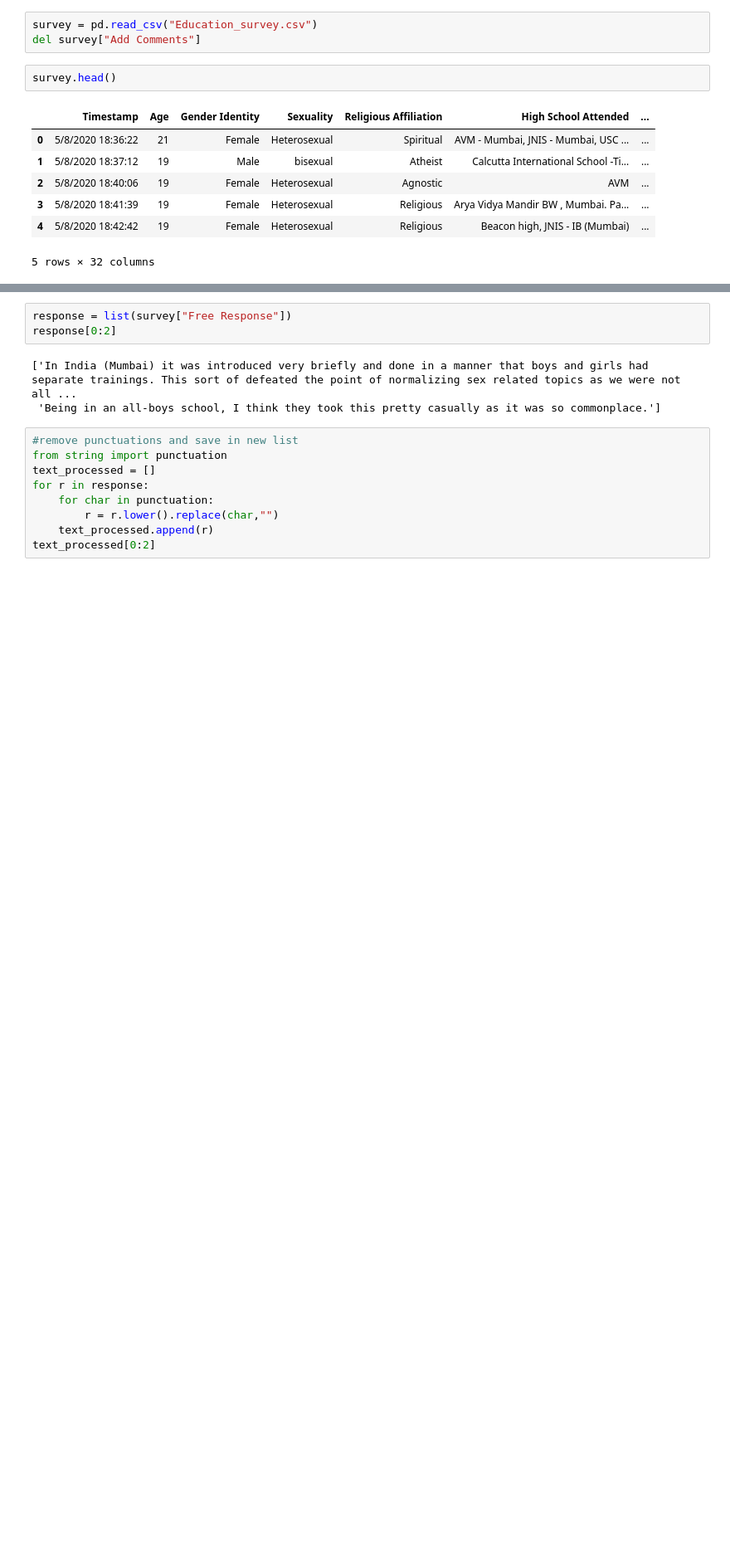
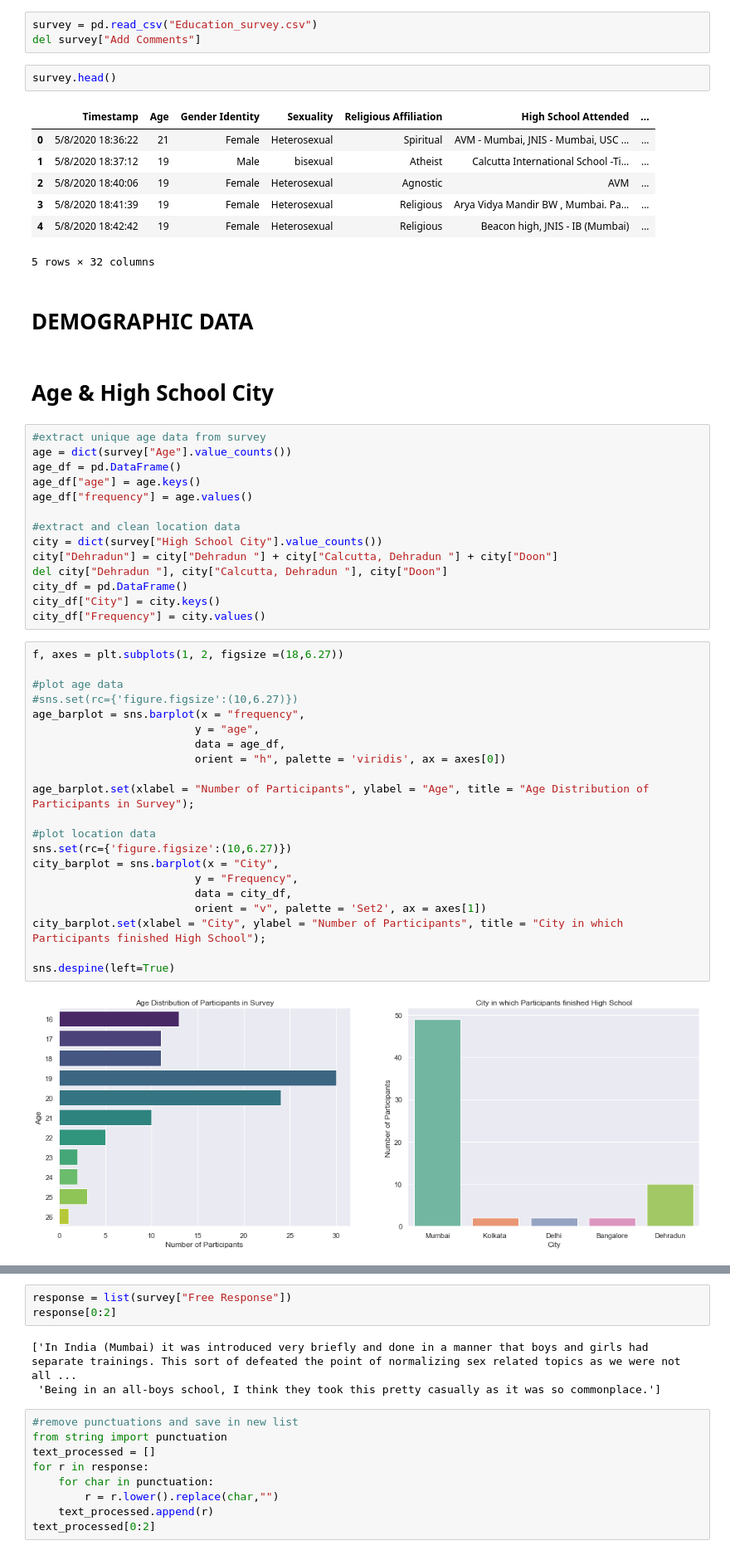
Before and after one commit to anusha0712/Sex-Ed-Survey, a Jupyter notebook: Education Survey.ipynb, the cells around one changed output, grey strips where cells are left out. Shown: that part at 83% size. Cells and saved outputs as stored; diff of their text form; blank space fills up the shorter version.

Commit message:
added visuals

```diff
--- a/Education Survey.ipynb
+++ b/Education Survey.ipynb
@@ -43,3 +43,44 @@ survey.head()
 | 3 | 5/8/2020 18:41:39 | 19 | Female | Heterosexual | Religious | Arya Vidya Mandir BW , Mumbai. Pa... | ... |
 | 4 | 5/8/2020 18:42:42 | 19 | Female | Heterosexual | Religious | Beacon high, JNIS - IB (Mumbai) | ... |
 5 rows × 32 columns
+# %% [markdown]
+# DEMOGRAPHIC DATA
+# %% [markdown]
+# Age & High School City
+# %%
+#extract unique age data from survey
+age = dict(survey["Age"].value_counts())
+age_df = pd.DataFrame()
+age_df["age"] = age.keys()
+age_df["frequency"] = age.values()
+
+#extract and clean location data
+city = dict(survey["High School City"].value_counts())
+city["Dehradun"] = city["Dehradun "] + city["Calcutta, Dehradun "] + city["Doon"]
+del city["Dehradun "], city["Calcutta, Dehradun "], city["Doon"]
+city_df = pd.DataFrame()
+city_df["City"] = city.keys()
+city_df["Frequency"] = city.values()
+# %%
+f, axes = plt.subplots(1, 2, figsize =(18,6.27))
+
+#plot age data
+#sns.set(rc={'figure.figsize':(10,6.27)})
+age_barplot = sns.barplot(x = "frequency",
+                         y = "age",
+                         data = age_df,
+                         orient = "h", palette = 'viridis', ax = axes[0])
+
+age_barplot.set(xlabel = "Number of Participants", ylabel = "Age", title = "Age Distribution of Participants in Survey");
+
+#plot location data
+sns.set(rc={'figure.figsize':(10,6.27)})
+city_barplot = sns.barplot(x = "City",
+                         y = "Frequency",
+                         data = city_df,
+                         orient = "v", palette = 'Set2', ax = axes[1])
+city_barplot.set(xlabel = "City", ylabel = "Number of Participants", title = "City in which Participants finished High School");
+
+sns.despine(left=True)
+# %% [output]
+[figure, added]
```
Also changed, not shown: parts of 19 cells of this notebook.
